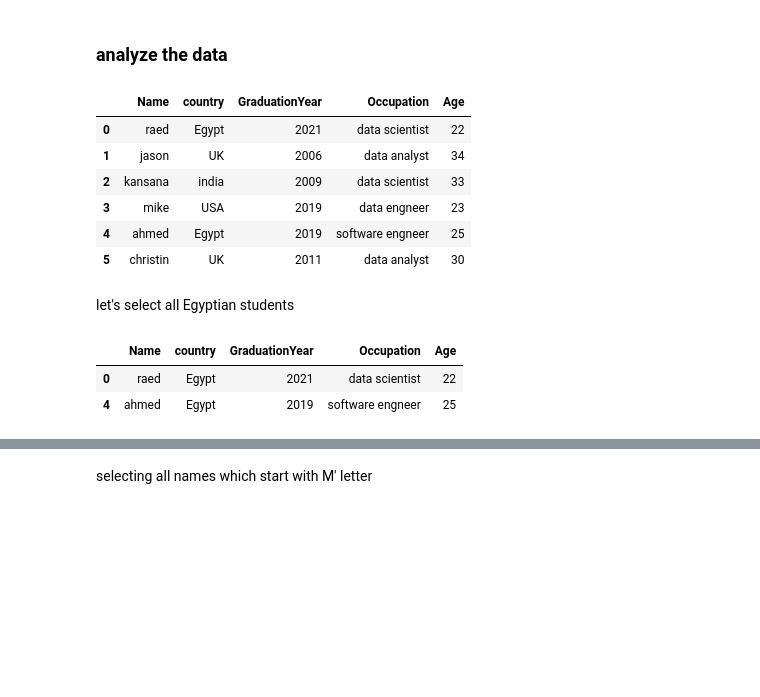
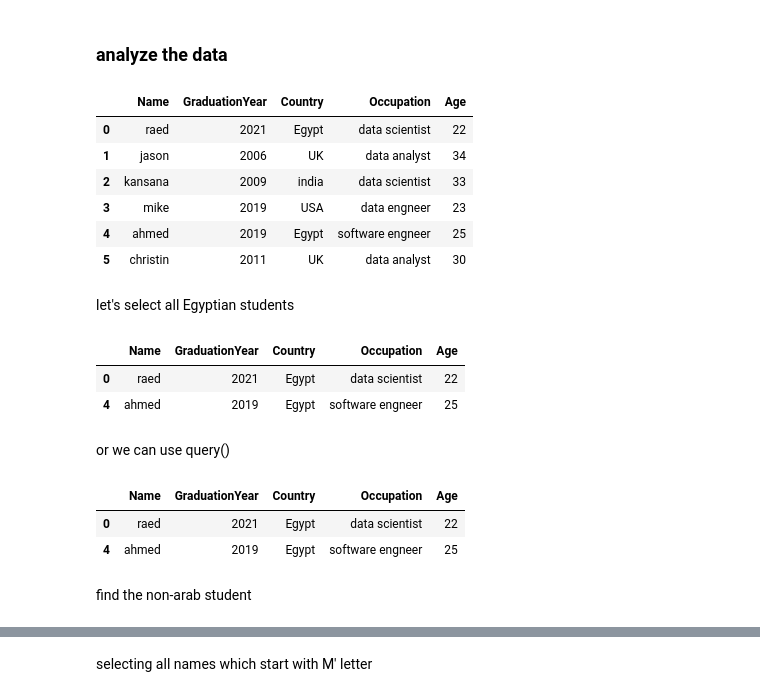
Before and after one commit to RaedOkal/cleaning-exploring-and-analyzing, a Jupyter notebook: Data analysis.ipynb, the cells around one changed output, grey strips where cells are left out. Saved outputs shown, nothing was run; the diff lists cells and outputs as text; code cells hidden in the pictures; blank space fills up the shorter version.

```diff
--- a/Data analysis.ipynb
+++ b/Data analysis.ipynb
@@ -202,7 +210,7 @@ print(change_format)
 5    06-09-2011
 dtype: object
 # %%
-df=pd.DataFrame(change_format,columns=['GraduationDate'])
+df=pd.DataFrame(change_format,columns=['graduationDate'])
 # %%
 df
 # %% [output]
@@ -365,18 +373,28 @@ The library builds an HTML file, which contains all the statistics for each colu
 # %%
 df_cleand
 # %% [output]
-|  | Name | country | GraduationYear | Occupation | Age |
-| 0 | raed | Egypt | 2021 | data scientist | 22 |
-| 1 | jason | UK | 2006 | data analyst | 34 |
-| 2 | kansana | india | 2009 | data scientist | 33 |
-| 3 | mike | USA | 2019 | data engneer | 23 |
-| 4 | ahmed | Egypt | 2019 | software engneer | 25 |
-| 5 | christin | UK | 2011 | data analyst | 30 |
+|  | Name | GraduationYear | Country | Occupation | Age |
+| 0 | raed | 2021 | Egypt | data scientist | 22 |
+| 1 | jason | 2006 | UK | data analyst | 34 |
+| 2 | kansana | 2009 | india | data scientist | 33 |
+| 3 | mike | 2019 | USA | data engneer | 23 |
+| 4 | ahmed | 2019 | Egypt | software engneer | 25 |
+| 5 | christin | 2011 | UK | data analyst | 30 |
 # %% [markdown]
 let's select all Egyptian students
 # %%
-df_cleand[df_cleand['country']=='Egypt']
+df_cleand[df_cleand['Country']=='Egypt']
 # %% [output]
-|  | Name | country | GraduationYear | Occupation | Age |
-| 0 | raed | Egypt | 2021 | data scientist | 22 |
-| 4 | ahmed | Egypt | 2019 | software engneer | 25 |
+|  | Name | GraduationYear | Country | Occupation | Age |
+| 0 | raed | 2021 | Egypt | data scientist | 22 |
+| 4 | ahmed | 2019 | Egypt | software engneer | 25 |
+# %% [markdown]
+or we can use query()
+# %%
+df_cleand.query('Country=="Egypt"')
+# %% [output]
+|  | Name | GraduationYear | Country | Occupation | Age |
+| 0 | raed | 2021 | Egypt | data scientist | 22 |
+| 4 | ahmed | 2019 | Egypt | software engneer | 25 |
+# %% [markdown]
+find the non-arab student
```
Also changed, not shown: parts of 45 cells of this notebook.
